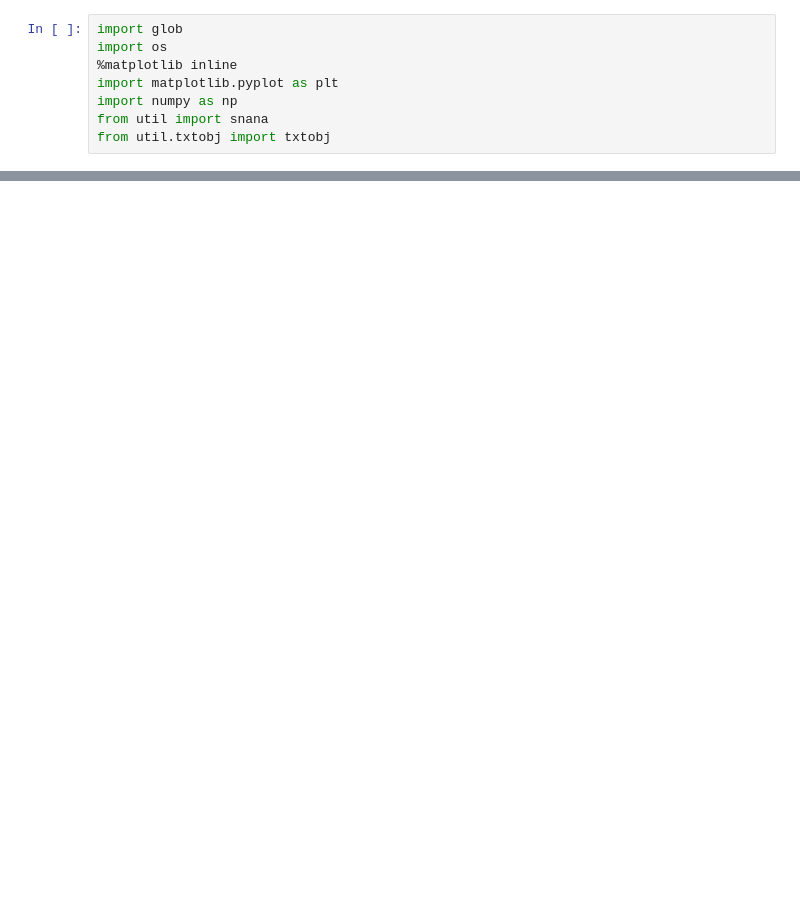
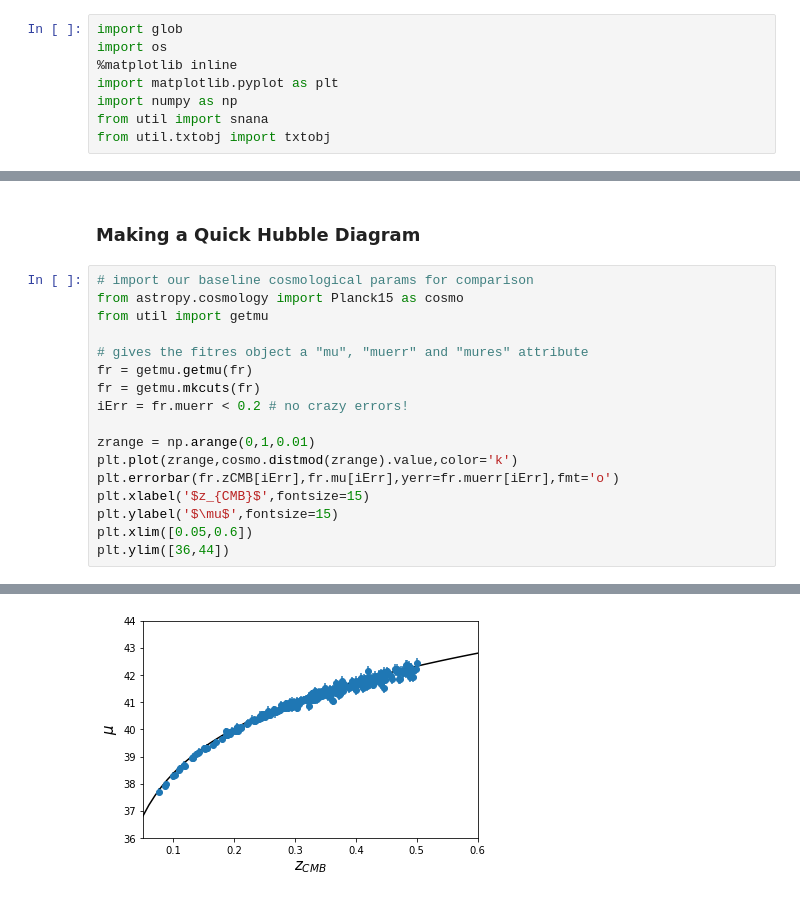
Before and after one commit to djones1040/SNANA_StarterKit, a Jupyter notebook: lcfitting.ipynb, the cells around one changed output, grey strips where cells are left out. Drawn from its saved outputs; the diff is of its cells as text; blank space fills up the shorter version.

```diff
--- a/lcfitting.ipynb
+++ b/lcfitting.ipynb
@@ -66 +66,21 @@ y
 [figure]
+# %% [markdown]
+### Making a Quick Hubble Diagram
+# %%
+# import our baseline cosmological params for comparison
+from astropy.cosmology import Planck15 as cosmo
+from util import getmu
+
+# gives the fitres object a "mu", "muerr" and "mures" attribute
+fr = getmu.getmu(fr)
+fr = getmu.mkcuts(fr)
+iErr = fr.muerr < 0.2 # no crazy errors!
+
+zrange = np.arange(0,1,0.01)
+plt.plot(zrange,cosmo.distmod(zrange).value,color='k')
+plt.errorbar(fr.zCMB[iErr],fr.mu[iErr],yerr=fr.muerr[iErr],fmt='o')
+plt.xlabel('$z_{CMB}$',fontsize=15)
+plt.ylabel('$\mu$',fontsize=15)
+plt.xlim([0.05,0.6])
+plt.ylim([36,44])
+# %% [output]
@@ -66,0 +88 @@ y
+[figure, added]
```
Also changed, not shown: parts of 3 cells of this notebook, 5 other files.
